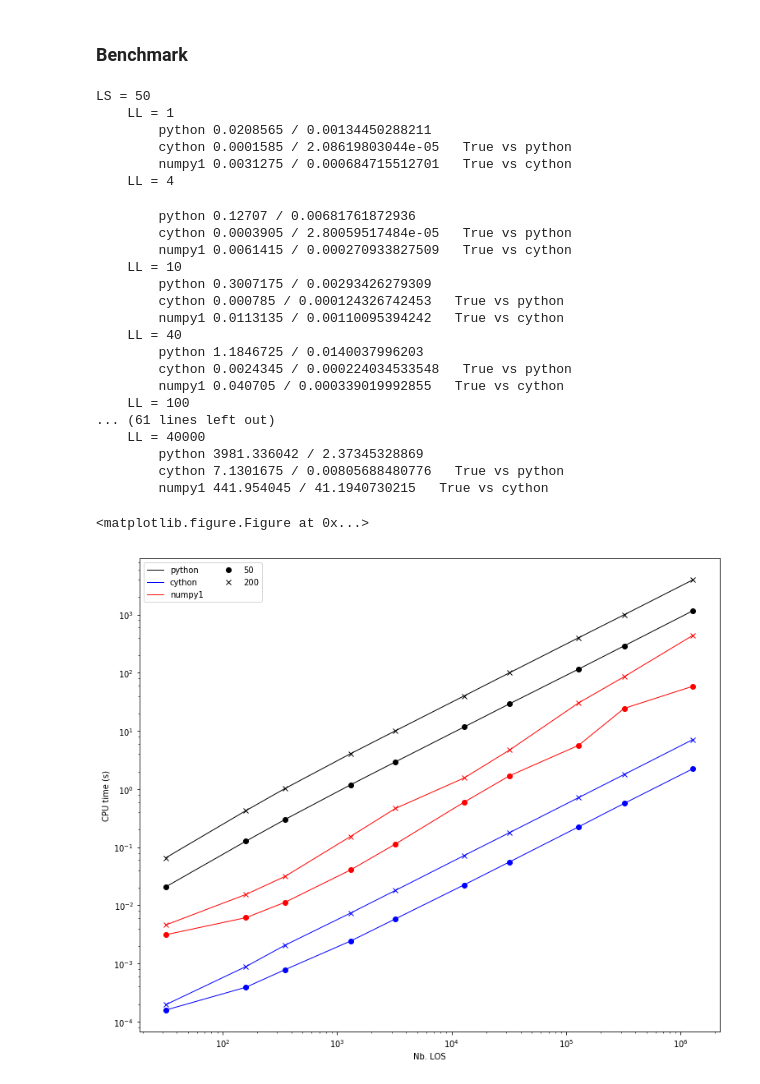
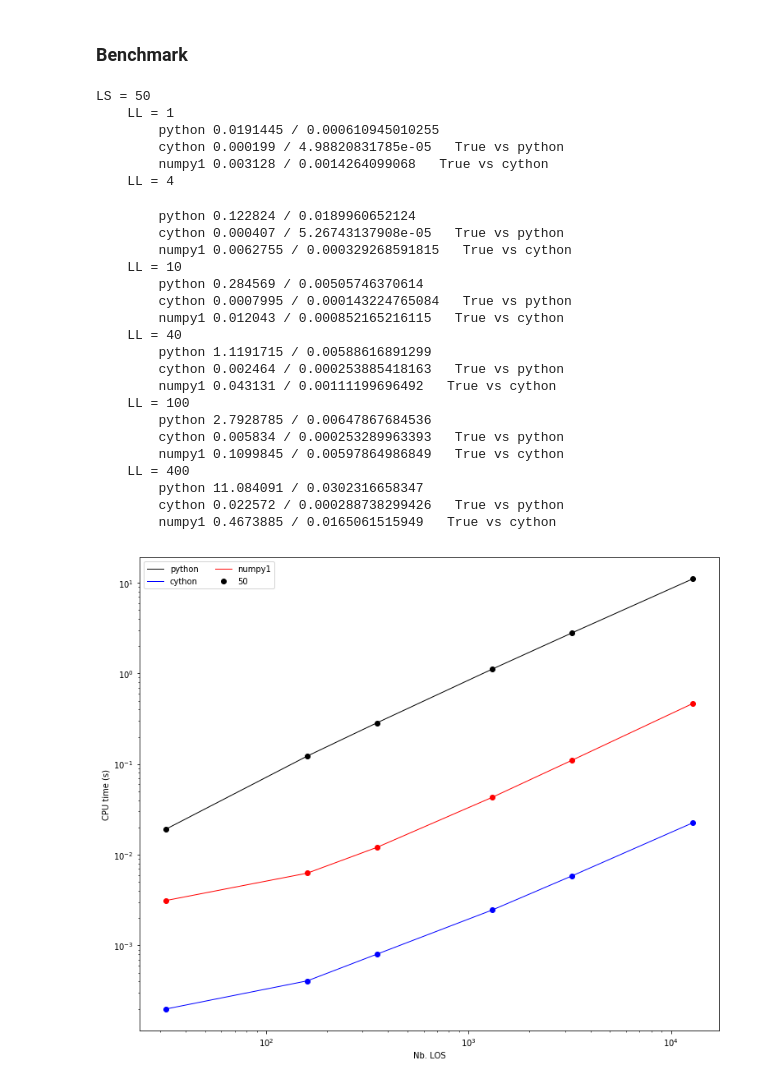
Before and after one commit to ToFuProject/tofu, a Jupyter notebook: Notes_Upgrades/Optimize_LOSInOut/Optimizing_LOS_torus-intersection_computation.ipynb, the cells around one changed output. Cells and saved outputs as stored; diff of their text form; code cells hidden in the pictures.

```diff
--- a/Notes_Upgrades/Optimize_LOSInOut/Optimizing_LOS_torus-intersection_computation.ipynb
+++ b/Notes_Upgrades/Optimize_LOSInOut/Optimizing_LOS_torus-intersection_computation.ipynb
@@ -506,7 +459,7 @@ from libc.math cimport sqrt as Csqrt, cos as Ccos, sin as Csin, atan2 as Catan2
 @cython.wraparound(False)
 @cython.boundscheck(False)
 def Calc_LOS_PInOut_cython(double [:,::1] Ds, double [:,::1] us, double [:,::1] VPoly, double [:,::1] vIn,
-                           bool Forbid=True, RMin=None, double EpsUz=1.e-9, double EpsVz=1.e-9, double EpsA=1.e-9, double EpsB=1.e-9):
+                           bool Forbid=True, RMin=None, double EpsUz=1.e-6, double EpsVz=1.e-9, double EpsA=1.e-9, double EpsB=1.e-9):
 
     cdef int ii, jj, Nl=Ds.shape[1], Ns=vIn.shape[1]
     cdef double Rmin, upscaDp, upar2, Dpar2, Crit2, kout, kin
@@ -552,14 +505,14 @@ def Calc_LOS_PInOut_cython(double [:,::1] Ds, double [:,::1] us, double [:,::1]
 
         # Compute all solutions
         # Set tolerance value for us[2,ii]
-        # EpsUz is the tolerated DZ across 50m (max Tokamak size)
-        Crit2 = EpsUz**2*upar2/2500.
+        # EpsUz is the tolerated DZ across 20m (max Tokamak size)
+        Crit2 = EpsUz**2*upar2/400.
         kout, kin, Done = 1.e12, 1e12, 0
         # Case with horizontal semi-line
-        if us[2,ii]<Crit2:
+        if us[2,ii]**2<Crit2:
             for jj in range(0,Ns):
                 # Solutions exist only in the case with non-horizontal segment (i.e.: cone, not plane)
-                if vIn[1,jj]**2>EpsVz**2:
+                if (VPoly[1,jj+1]-VPoly[1,jj])**2>EpsVz**2:
                     q = (Ds[2,ii]-VPoly[1,jj])/(VPoly[1,jj+1]-VPoly[1,jj])
                     # The intersection must stand on the segment
                     if q>=0 and q<1:
@@ -585,10 +538,10 @@ def Calc_LOS_PInOut_cython(double [:,::1] Ds, double [:,::1] us, double [:,::1]
                                         kout = k
                                         indout = jj
                                         Done = 1
-                                        #print 1, k
+                                        print 1, k
                                     elif sca>=0 and k<min(kin,kout):
                                         kin = k
-                                        #print 2, k
+                                        print 2, k
 
                             # Second solution
                             if -upscaDp + sqd >=0:
@@ -607,10 +560,10 @@ def Calc_LOS_PInOut_cython(double [:,::1] Ds, double [:,::1] us, double [:,::1]
                                         kout = k
                                         indout = jj
                                         Done = 1
-                                        #print 3, k
+                                        print 3, k
                                     elif sca>=0 and k<min(kin,kout):
                                         kin = k
-                                        #print 4, k
+                                        print 4, k
 
         # More general non-horizontal semi-line case
         else:
@@ -641,12 +594,12 @@ def Calc_LOS_PInOut_cython(double [:,::1] Ds, double [:,::1] us, double [:,::1]
                                 kout = k
                                 indout = jj
                                 Done = 1
-                                #print 5, k
+                                print 5, k
                             elif sca>=0 and k<min(kin,kout):
                                 kin = k
-                                #print 6, k
+                                print 6, k
 
-                elif A**2>EpsA**2 and B**2>A*C:
+                elif A**2>=EpsA**2 and B**2>A*C:
                     sqd = Csqrt(B**2-A*C)
                     # First solution
                     q = (-B + sqd)/A
@@ -668,10 +621,10 @@ def Calc_LOS_PInOut_cython(double [:,::1] Ds, double [:,::1] us, double [:,::1]
                                     kout = k
                                     indout = jj
                                     Done = 1
-                                    #print 7, k, q, A, B, C, sqd
+                                    print 7, k, q, A, B, C, sqd
                                 elif sca>=0 and k<min(kin,kout):
                                     kin = k
-                                    #print 8, k, jj
+                                    print 8, k, jj
 
                     # Second solution
                     q = (-B - sqd)/A
@@ -694,10 +647,10 @@ def Calc_LOS_PInOut_cython(double [:,::1] Ds, double [:,::1] us, double [:,::1]
                                     kout = k
                                     indout = jj
                                     Done = 1
-                                    #print 9, k, jj
+                                    print 9, k, jj
                                 elif sca>=0 and k<min(kin,kout):
                                     kin = k
-                                    #print 10, k, q, A, B, C, sqd, v0, v1, jj
+                                    print 10, k, q, A, B, C, sqd, v0, v1, jj
 
         if Done==1:
             indOut[ii] = indout
@@ -712,7 +665,9 @@ def Calc_LOS_PInOut_cython(double [:,::1] Ds, double [:,::1] us, double [:,::1]
             SIn[0,ii] = Ds[0,ii] + kin*us[0,ii]
             SIn[1,ii] = Ds[1,ii] + kin*us[1,ii]
             SIn[2,ii] = Ds[2,ii] + kin*us[2,ii]
-    return SIn, SOut, VPerp, indOut
+
+
+    return np.asarray(SIn), np.asarray(SOut), np.asarray(VPerp), np.asarray(indOut)
 # %% [output]
 [interactive output not drawn]
 # %% [markdown]
@@ -818,11 +773,11 @@ Tests = {'python':{'func':Calc_LOS_PInOut_python, 'c':'k'},
 
 # Number of segments constituting the vessel polygon
 # (i.e.: the polygon representing the cross-section of the toroial vessel)
-LS = [50,200]#[50,200]#,500]
+LS = [50]#[50,200]#,500]
 
 # Number of Lines of Sight for which the function should be run
 #, (i.e.: semi-lines)
-LL = [1,4,10,40,100,400,1000,4000,10000,40000]#,100000,400000]
+LL = [1,4,10,40,100,400]#,100000,400000]
 NS, NL = len(LS), len(LL)
 
 # Number of times each function is executed (average and standard deviation are computed)
@@ -873,51 +828,52 @@ for ii in range(NS):
                 Str += "   "+str(allok)+" vs "+Keys[kk-1]
             print(Str)
 
 # Plot results
 f = plt.figure(figsize=(14,10),facecolor='w')
 ax = f.add_axes([0.1,0.1,0.7,0.8], frameon=True,xscale='log',yscale='log')
 ax.set_xlabel(r"Nb. LOS")
 ax.set_ylabel(r"CPU time (s)")
 m = ['o','x','^','+','s']
 for kk in range(len(Keys)):
     for ii in range(NS):
         ax.plot(LLr, Tests[Keys[kk]]['t'][ii,:], ls='-', lw=1., c=Tests[Keys[kk]]['c'], marker=m[ii])
 
 # Legend proxys
 for kk in range(len(Keys)):
     ax.plot([],[], ls='-',lw=1.,c=Tests[Keys[kk]]['c'],label=Keys[kk])
 for ii in range(NS):
     ax.plot([],[],ls='None',lw=0.,c='k',marker=m[ii], label="{0}".format(LS[ii]))
 
 
 ax.legend(loc="upper left", ncol=2)
 
 plt.show()
 # %% [output]
 LS = 50
     LL = 1
-        python 0.0208565 / 0.00134450288211
-        cython 0.0001585 / 2.08619803044e-05   True vs python
-        numpy1 0.0031275 / 0.000684715512701   True vs cython
+        python 0.0191445 / 0.000610945010255
+        cython 0.000199 / 4.98820831785e-05   True vs python
+        numpy1 0.003128 / 0.0014264099068   True vs cython
     LL = 4
-        python 0.12707 / 0.00681761872936
-        cython 0.0003905 / 2.80059517484e-05   True vs python
-        numpy1 0.0061415 / 0.000270933827509   True vs cython
+        python 0.122824 / 0.0189960652124
+        cython 0.000407 / 5.26743137908e-05   True vs python
+        numpy1 0.0062755 / 0.000329268591815   True vs cython
     LL = 10
-        python 0.3007175 / 0.00293426279309
-        cython 0.000785 / 0.000124326742453   True vs python
-        numpy1 0.0113135 / 0.00110095394242   True vs cython
+        python 0.284569 / 0.00505746370614
+        cython 0.0007995 / 0.000143224765084   True vs python
+        numpy1 0.012043 / 0.000852165216115   True vs cython
     LL = 40
-        python 1.1846725 / 0.0140037996203
-        cython 0.0024345 / 0.000224034533548   True vs python
-        numpy1 0.040705 / 0.000339019992855   True vs cython
+        python 1.1191715 / 0.00588616891299
+        cython 0.002464 / 0.000253885418163   True vs python
+        numpy1 0.043131 / 0.00111199696492   True vs cython
     LL = 100
-... (61 lines left out)
-    LL = 40000
-        python 3981.336042 / 2.37345328869
-        cython 7.1301675 / 0.00805688480776   True vs python
-        numpy1 441.954045 / 41.1940730215   True vs cython
+        python 2.7928785 / 0.00647867684536
+        cython 0.005834 / 0.000253289963393   True vs python
+        numpy1 0.1099845 / 0.00597864986849   True vs cython
+    LL = 400
+        python 11.084091 / 0.0302316658347
+        cython 0.022572 / 0.000288738299426   True vs python
+        numpy1 0.4673885 / 0.0165061515949   True vs cython
-<matplotlib.figure.Figure at 0x...>
-[figure, old version]
+[figure, new version]
 # %%
 plt.gcf().savefig('./Fig_IPyNb_Stats_Cython_Last.png')
```
Also changed, not shown: parts of 13 cells of this notebook, 23 other files.
